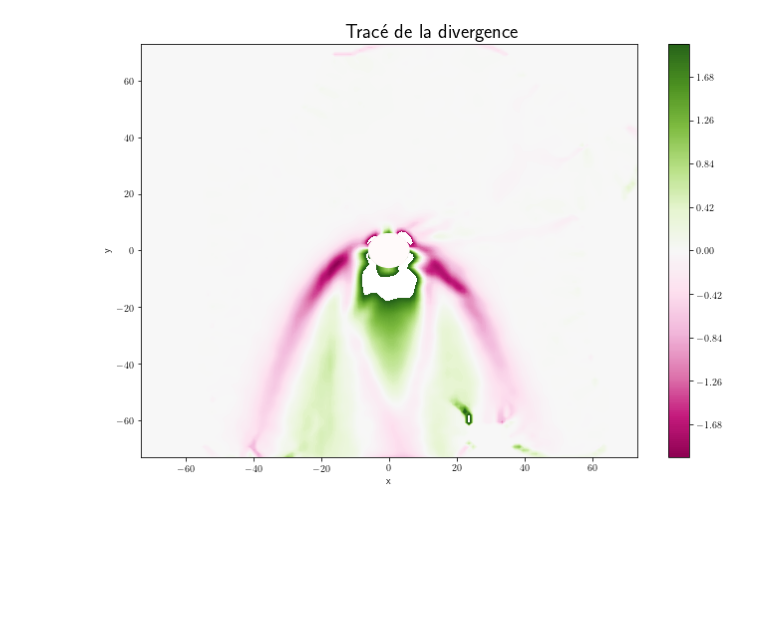
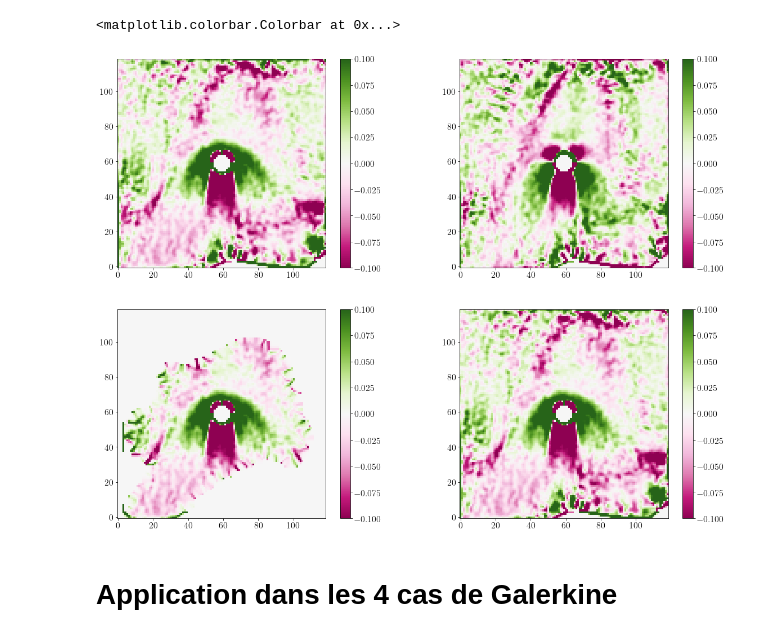
Before and after one commit to Julielmnt/Stage_L3, a Jupyter notebook: Essais Clément.ipynb, the cells around one changed output. Cells and saved outputs as stored; diff of their text form; code cells hidden in the pictures; blank space fills up the shorter version.

```diff
--- a/Essais Clément.ipynb
+++ b/Essais Clément.ipynb
@@ -212,14 +224,14 @@ def methode_Galerkine_2(u,v,x,y,z,P,m,h):
 prof=15 # Choisi sur quelle profondeur d'eau travailler (5, 10 ou 15 mm)
 # %%
 os.chdir(Path(DataFolder)) # se place dans le dossier où est rangée la manip
-manips=loadmat('PIVnagseulbis.mat') # Charge les données dans la variable manip
+manips=loadmat('PIVnagseulall.mat') # Charge les données dans la variable manip
 
 piv=PIV(prof,manips)#données pour la profondeur
 
 P=nb_plan(prof)#nombre de plan dans la profondeur choisie
-size=len(np.array(piv[0]['u']))
+size=len(np.array(piv[0]['umoy']))
 
-u0,v0,x0,y0,z=donnees(P,piv,size)
-print(np.shape(u0),np.shape(v0),np.shape(x0),np.shape(y0),np.shape(z))
+umo,vmo,ume,vme,uva,vva,cu,cv,x,y,z=donnees(P,piv,size)
+#print(np.shape(u0),np.shape(v0),np.shape(x0),np.shape(y0),np.shape(z))
 
 v_nageur=vitesse_nageur(prof)
@@ -249,8 +347,0 @@ div_2D[div_2D!=div_2D]=0
-# %%
-#%matplotlib notebook
-plt.rcParams['figure.figsize'] = [10, 7] # taille par défaut des figures qu'on trace
-plan=2
-plot_divergence(div_2D[plan],dx[plan],dy[plan],"Tracé de la divergence",-2,2)
-plt.rcParams['figure.figsize'] = [8, 4.5] # taille par défaut des figures qu'on trace
-# %% [output]
-[figure, removed]
@@ -258,0 +348,29 @@ m=15
+# %%
+div_2D[div_2D!=div_2D]=0
+div_2Db[div_2Db!=div_2Db]=0
+div_2Dc[div_2Dc!=div_2Dc]=0
+div_2Dd[div_2Dd!=div_2Dd]=0
+# %%
+plt.rcParams['figure.figsize'] = [20, 15] # taille par défaut des figures qu'on trace
+
+fig, axs = plt.subplots(2,2)
+axs = axs.ravel()
+plan=10
+v=0.1
+f1=axs[0].imshow(div_2D[plan],vmin=-v,vmax=v,cmap=colormap2)
+axs[0].invert_yaxis()
+fig.colorbar(f1, ax=axs[0])
+f2=axs[1].imshow(div_2Db[plan],vmin=-v,vmax=v,cmap=colormap2)
+axs[1].invert_yaxis()
+fig.colorbar(f2, ax=axs[1])
+f3=axs[2].imshow(div_2Dc[plan],vmin=-v,vmax=v,cmap=colormap2)
+axs[2].invert_yaxis()
+fig.colorbar(f3, ax=axs[2])
+f4=axs[3].imshow(div_2Dd[plan],vmin=-v,vmax=v,cmap=colormap2)
+axs[3].invert_yaxis()
+fig.colorbar(f4, ax=axs[3])
+# %% [output]
+<matplotlib.colorbar.Colorbar at 0x...>
+[figure, added]
+# %% [markdown]
+# Application dans les 4 cas de Galerkine
```
Also changed, not shown: parts of 22 cells of this notebook.
